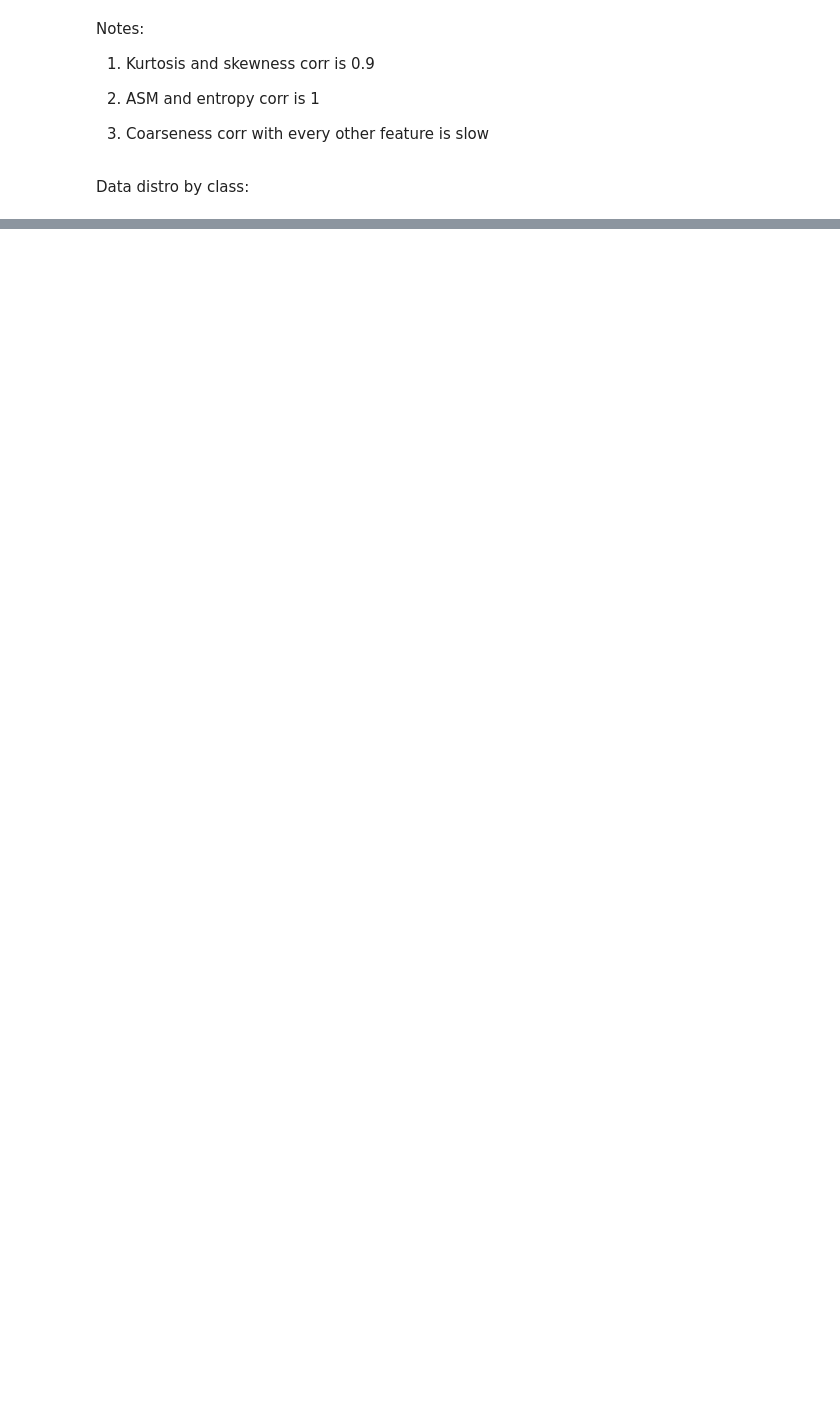
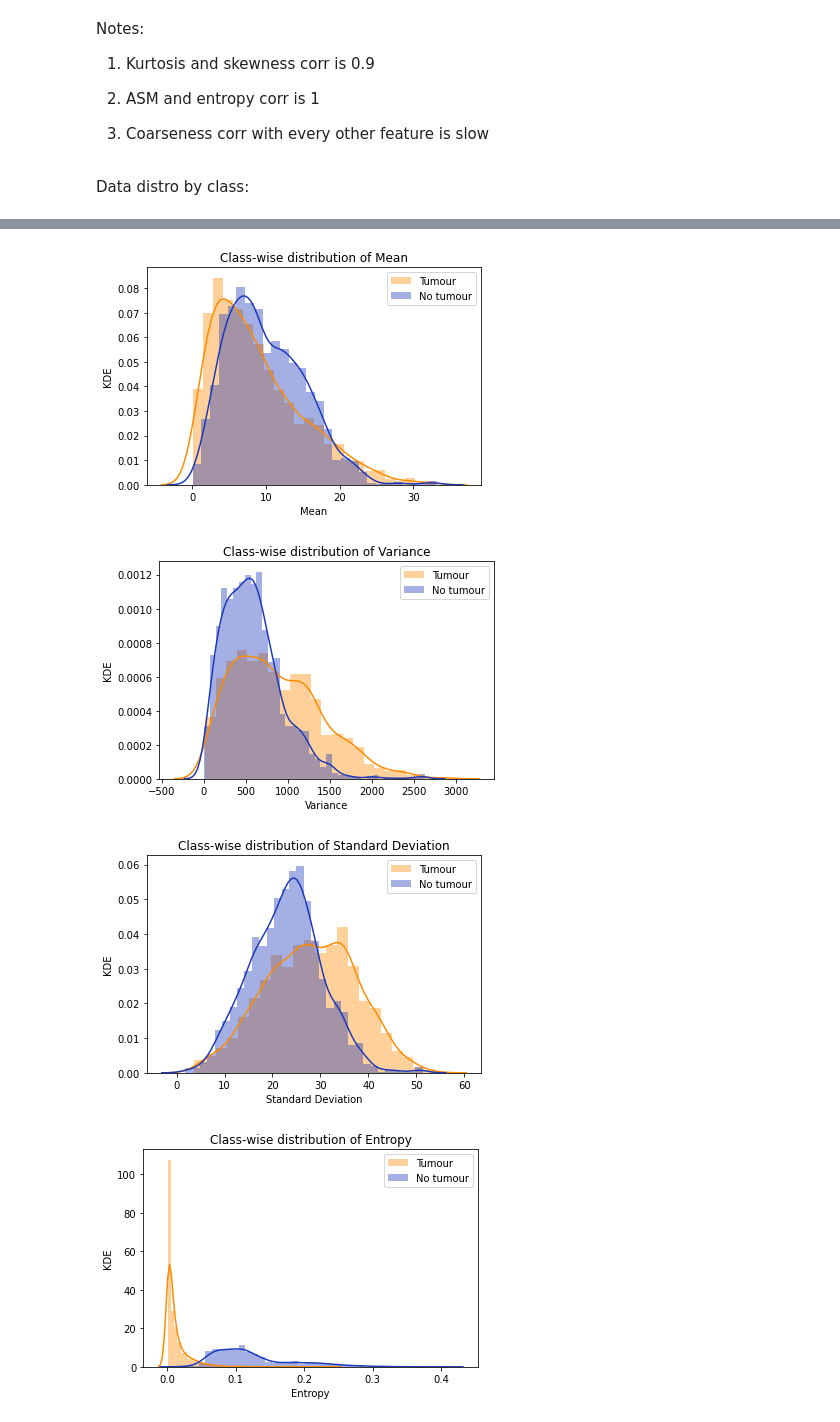
Before and after one commit to jerryadamsfranklin/brain-tumour-detection, a Jupyter notebook: eda.ipynb, the cells around one changed output, grey strips where cells are left out. Saved outputs shown, nothing was run; the diff lists cells and outputs as text; code cells hidden in the pictures; blank space fills up the shorter version.

Commit message:
fixed KDE plots

```diff
--- a/eda.ipynb
+++ b/eda.ipynb
@@ -182,13 +182,12 @@ Notes:
 Data distro by class:
 # %%
 def dataDistroByClass(data):
-#     i = 0
-
-    for col in data.columns[: 13]:
+#     for col in data.columns[: 13]:
+    for col in data.columns[2 : 14]:  # Coarseness has std dev = 0, hence no KDE plot
         sns.distplot(data[data['Class'] == 1][col], kde = True, hist = True, color = '#ff8b00', label = 'Tumour')
         sns.distplot(data[data['Class'] == 0][col], kde = True, hist = True, color = '#1c39bb', label = 'No tumour')
-        plt.title('Class-wise distribution of ' + col + ' (normalised)')
-#         plt.ylabel('KDE')
+        plt.title('Class-wise distribution of ' + col)
+        plt.ylabel('KDE')
         plt.legend()
         plt.show()
         plt.close()
@@ -210,0 +194,10 @@ dataDistroByClass(normal_data)
+# %%
+# dataDistroByClass(normal_data)
+dataDistroByClass(data)  # kde = True normalises the data
+
+# For KDEs > 1: https://stats.stackexchange.com/questions/4220/can-a-probability-distribution-value-exceeding-1-be-ok
+# %% [output]
+[figure, added]
+[figure, added]
+[figure, added]
+[figure, added]
```
Also changed, not shown: parts of 2 cells of this notebook.
